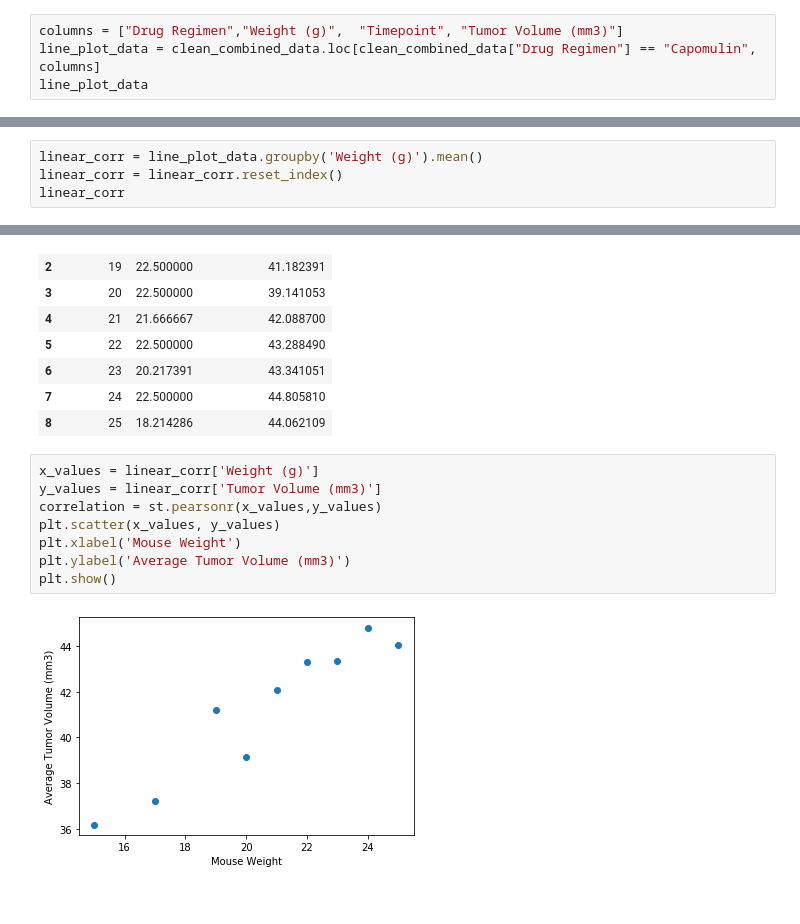
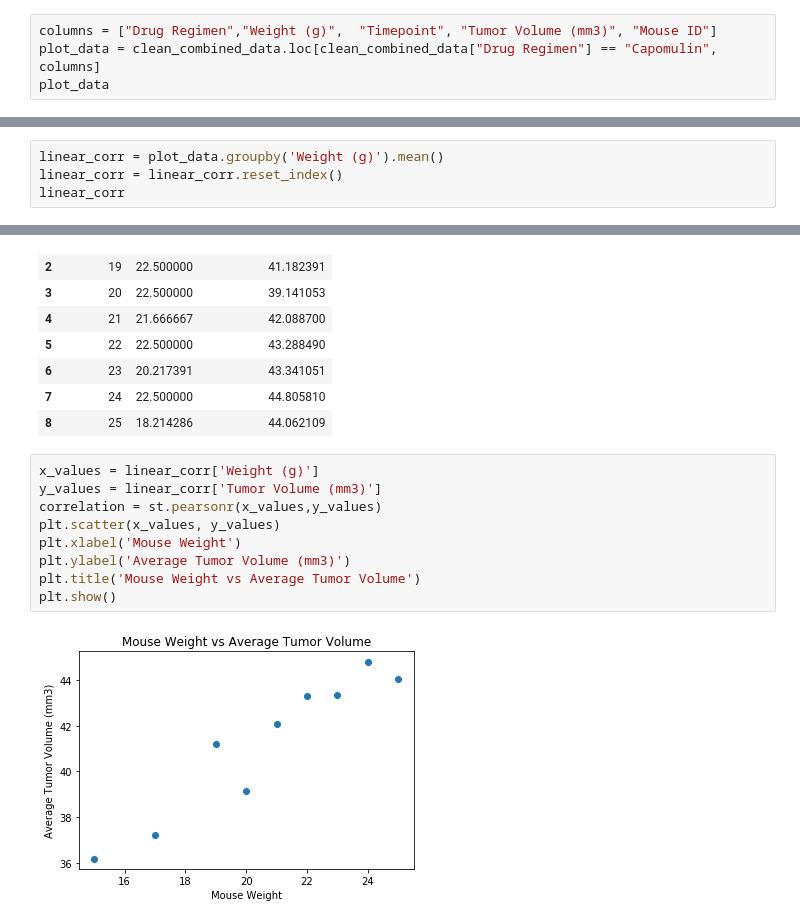
Before and after one commit to gotar1/Pymaceuticals, a Jupyter notebook: Pymaceuticals/pymaceuticals.ipynb, the cells around one changed output, grey strips where cells are left out. Cells and saved outputs as stored; diff of their text form.

Commit message:
clean working code

```diff
--- a/Pymaceuticals/pymaceuticals.ipynb
+++ b/Pymaceuticals/pymaceuticals.ipynb
@@ -292,5 +260,5 @@ Values below -17.5 could be outliers, and values above 82.5 could also be outlie
 # %%
-columns = ["Drug Regimen","Weight (g)",  "Timepoint", "Tumor Volume (mm3)"]
-line_plot_data = clean_combined_data.loc[clean_combined_data["Drug Regimen"] == "Capomulin", columns]
-line_plot_data
+columns = ["Drug Regimen","Weight (g)",  "Timepoint", "Tumor Volume (mm3)", "Mouse ID"]
+plot_data = clean_combined_data.loc[clean_combined_data["Drug Regimen"] == "Capomulin", columns]
+plot_data
 # %% [output]
@@ -315,5 +304,5 @@ plt.show()
 # %%
-linear_corr = line_plot_data.groupby('Weight (g)').mean()
+linear_corr = plot_data.groupby('Weight (g)').mean()
 linear_corr = linear_corr.reset_index()
 linear_corr
 # %% [output]
@@ -330,13 +319,14 @@ linear_corr
 # %%
 x_values = linear_corr['Weight (g)']
 y_values = linear_corr['Tumor Volume (mm3)']
 correlation = st.pearsonr(x_values,y_values)
 plt.scatter(x_values, y_values)
 plt.xlabel('Mouse Weight')
 plt.ylabel('Average Tumor Volume (mm3)')
+plt.title('Mouse Weight vs Average Tumor Volume')
 plt.show()
 # %% [output]
-[figure, old version]
+[figure, new version]
 # %%
 x_values = linear_corr['Weight (g)']
 y_values = linear_corr['Tumor Volume (mm3)']
```
Also changed, not shown: parts of 22 cells of this notebook.
